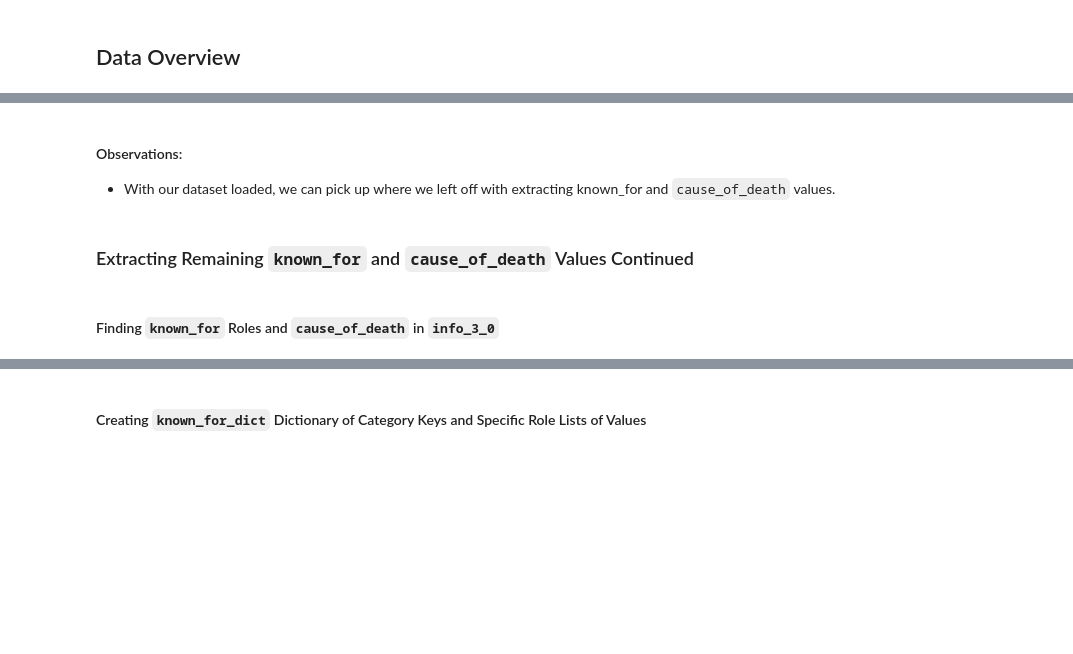
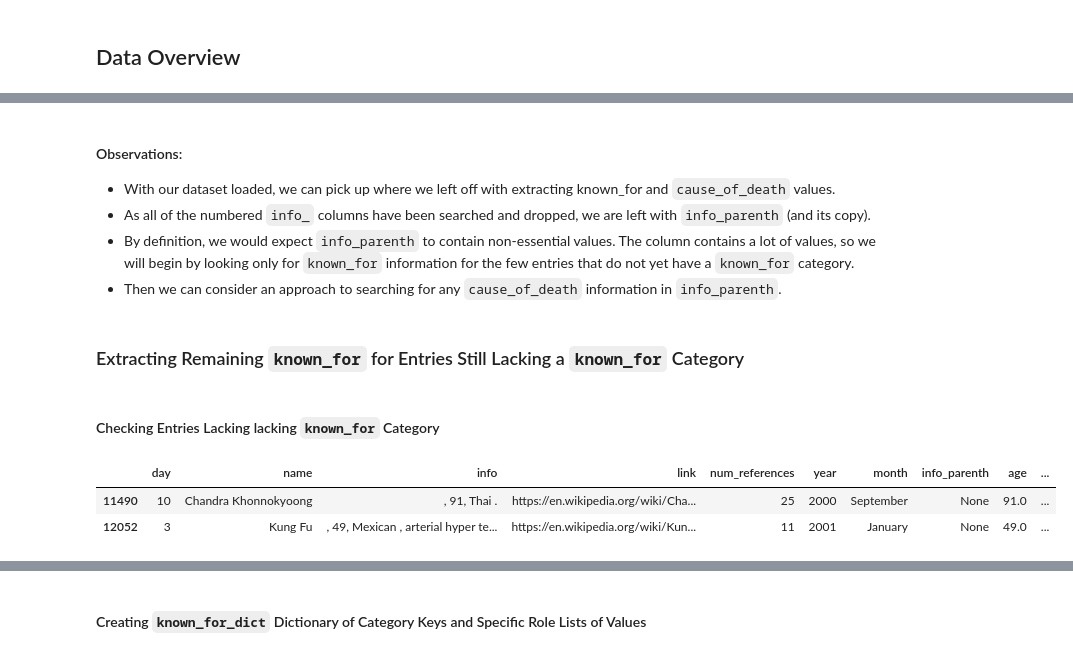
Before and after one commit to teresahanak/wikipedia-life-expectancy, a Jupyter notebook: wp_life_expect_data_clean8_thanak_2022_07_26.ipynb, the cells around one changed output, grey strips where cells are left out. Drawn from its saved outputs; the diff is of its cells as text; code cells hidden in the pictures; blank space fills up the shorter version.

```diff
--- a/wp_life_expect_data_clean8_thanak_2022_07_26.ipynb
+++ b/wp_life_expect_data_clean8_thanak_2022_07_26.ipynb
@@ -74,5 +114,8 @@ df.info()
 # %% [markdown]
 #### Observations:
 - With our dataset loaded, we can pick up where we left off with extracting known_for and `cause_of_death` values.
+- As all of the numbered `info_` columns have been searched and dropped, we are left with `info_parenth` (and its copy).
+- By definition, we would expect `info_parenth` to contain non-essential values.  The column contains a lot of values, so we will begin by looking only for `known_for` information for the few entries that do not yet have a `known_for` category.
+- Then we can consider an approach to searching for any `cause_of_death` information in `info_parenth`.
 # %% [markdown]
-### Extracting Remaining `known_for` and `cause_of_death` Values Continued
+### Extracting Remaining `known_for` for Entries Still Lacking a `known_for` Category
@@ -84,2 +122,9 @@ chime.success()
-# %% [markdown]
-#### Finding `known_for` Roles and `cause_of_death` in `info_3_0`
+# %% [markdown]
+#### Checking Entries Lacking lacking `known_for` Category
+# %%
+# Checking entries with num_categories == 0
+df[df["num_categories"] == 0]
+# %% [output]
+|  | day | name | info | link | num_references | year | month | info_parenth | age | ... |
+| 11490 | 10 | Chandra Khonnokyoong | , 91, Thai . | https://en.wikipedia.org/wiki/Cha... | 25 | 2000 | September | None | 91.0 | ... |
+| 12052 | 3 | Kung Fu | , 49, Mexican , arterial hyper te... | https://en.wikipedia.org/wiki/Kun... | 11 | 2001 | January | None | 49.0 | ... |
```
Also changed, not shown: parts of 34 cells of this notebook, 1 other file.
